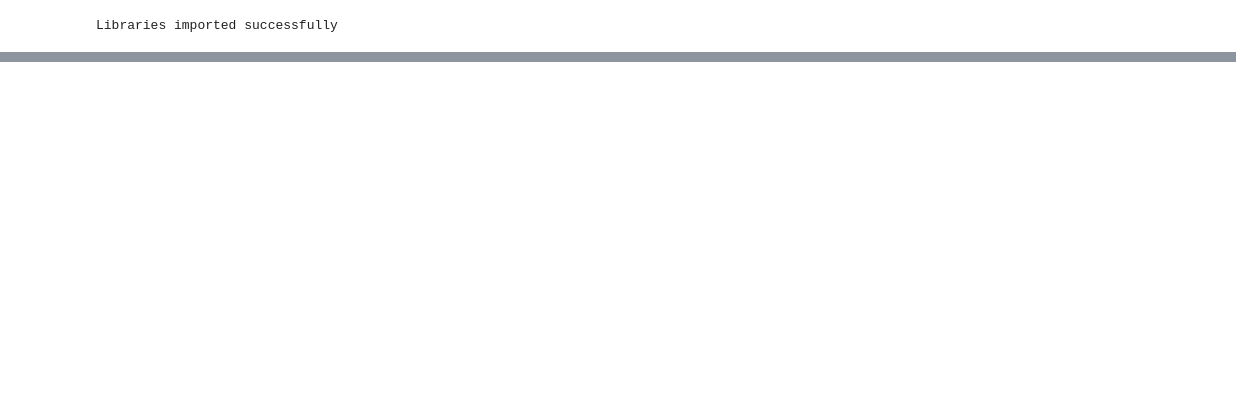
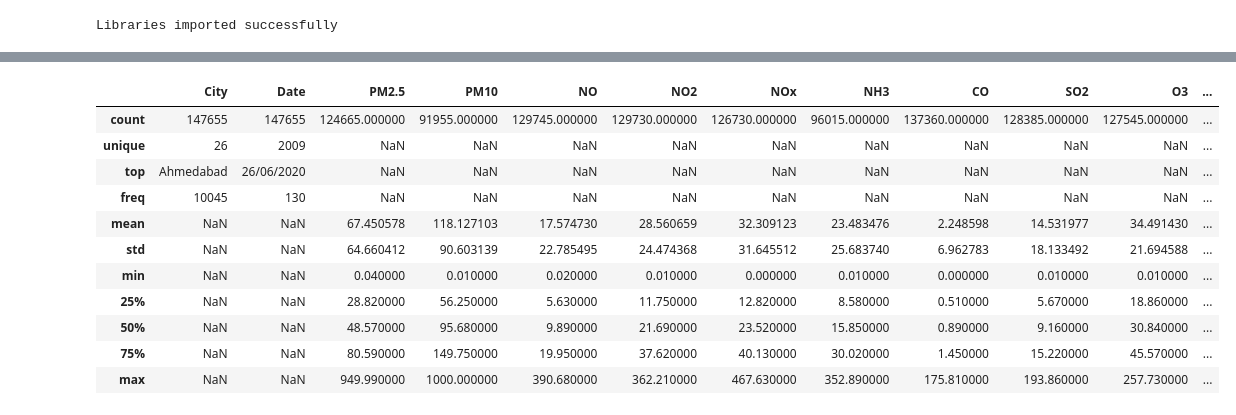
Before and after one commit to sagar4real/CMP7005-PRAC1, a Jupyter notebook: 01_data_handling.ipynb, the cells around one changed output, grey strips where cells are left out. Cells and saved outputs as stored; diff of their text form; code cells hidden in the pictures; blank space fills up the shorter version.

```diff
--- a/01_data_handling.ipynb
+++ b/01_data_handling.ipynb
@@ -9,7 +19,4 @@ Libraries imported successfully
 # %%
-import glob
-import os
-
 # Folder where your CSVs are stored
 DATA_FOLDER = "/content/CMP7005-PRAC1/data"
 
@@ -18,27 +25,8 @@ pattern = os.path.join(DATA_FOLDER, "*_data.csv")
 
 # List all matching files
 csv_files = sorted(glob.glob(pattern))
-print("Files detected:", csv_files)
 
-if len(csv_files) == 0:
-    raise FileNotFoundError("No files found !")
-
-# Load and append
-df_list = []
-for file in csv_files:
+for(file) in csv_files:
     temp = pd.read_csv(file)
-    df_list.append(temp)
-
-# Merge all into one DataFrame
-merged_df = pd.concat(df_list, ignore_index=True)
-
-# Save merged output
-output_path = os.path.join(DATA_FOLDER, "merged_air_quality_data.csv")
-merged_df.to_csv(output_path, index=False)
-
-print("Merged file saved to:", output_path)
-print("Final shape:", merged_df.shape)
-
-# Display first rows
-merged_df.head()
+    print(file.split('/')[4] , " = " , temp.shape)
 # %% [output]
@@ -53,0 +52,14 @@ Final shape: (29531, 16)
+# %%
+if len(csv_files) == 0:
+    raise FileNotFoundError("No files found !")
+
+# Load and append
+df_list = []
+for file in csv_files:
+    temp = pd.read_csv(file)
+    df_list.append(temp)
+
+# Merge all into one DataFrame
+merged_df = pd.concat(df_list, ignore_index=True)
+
+print("Merged dataset in merged_df")
@@ -53,0 +123,16 @@ Final shape: (29531, 16)
+# %%
+# Summary statistics
+merged_df.describe(include='all')
+# %% [output]
+|  | City | Date | PM2.5 | PM10 | NO | NO2 | NOx | NH3 | CO | SO2 | O3 | ... |
+| count | 147655 | 147655 | 124665.000000 | 91955.000000 | 129745.000000 | 129730.000000 | 126730.000000 | 96015.000000 | 137360.000000 | 128385.000000 | 127545.000000 | ... |
+| unique | 26 | 2009 | NaN | NaN | NaN | NaN | NaN | NaN | NaN | NaN | NaN | ... |
+| top | Ahmedabad | 26/06/2020 | NaN | NaN | NaN | NaN | NaN | NaN | NaN | NaN | NaN | ... |
+| freq | 10045 | 130 | NaN | NaN | NaN | NaN | NaN | NaN | NaN | NaN | NaN | ... |
+| mean | NaN | NaN | 67.450578 | 118.127103 | 17.574730 | 28.560659 | 32.309123 | 23.483476 | 2.248598 | 14.531977 | 34.491430 | ... |
+| std | NaN | NaN | 64.660412 | 90.603139 | 22.785495 | 24.474368 | 31.645512 | 25.683740 | 6.962783 | 18.133492 | 21.694588 | ... |
+| min | NaN | NaN | 0.040000 | 0.010000 | 0.020000 | 0.010000 | 0.000000 | 0.010000 | 0.000000 | 0.010000 | 0.010000 | ... |
+| 25% | NaN | NaN | 28.820000 | 56.250000 | 5.630000 | 11.750000 | 12.820000 | 8.580000 | 0.510000 | 5.670000 | 18.860000 | ... |
+| 50% | NaN | NaN | 48.570000 | 95.680000 | 9.890000 | 21.690000 | 23.520000 | 15.850000 | 0.890000 | 9.160000 | 30.840000 | ... |
+| 75% | NaN | NaN | 80.590000 | 149.750000 | 19.950000 | 37.620000 | 40.130000 | 30.020000 | 1.450000 | 15.220000 | 45.570000 | ... |
+| max | NaN | NaN | 949.990000 | 1000.000000 | 390.680000 | 362.210000 | 467.630000 | 352.890000 | 175.810000 | 193.860000 | 257.730000 | ... |
```
Also changed, not shown: parts of 12 cells of this notebook.
